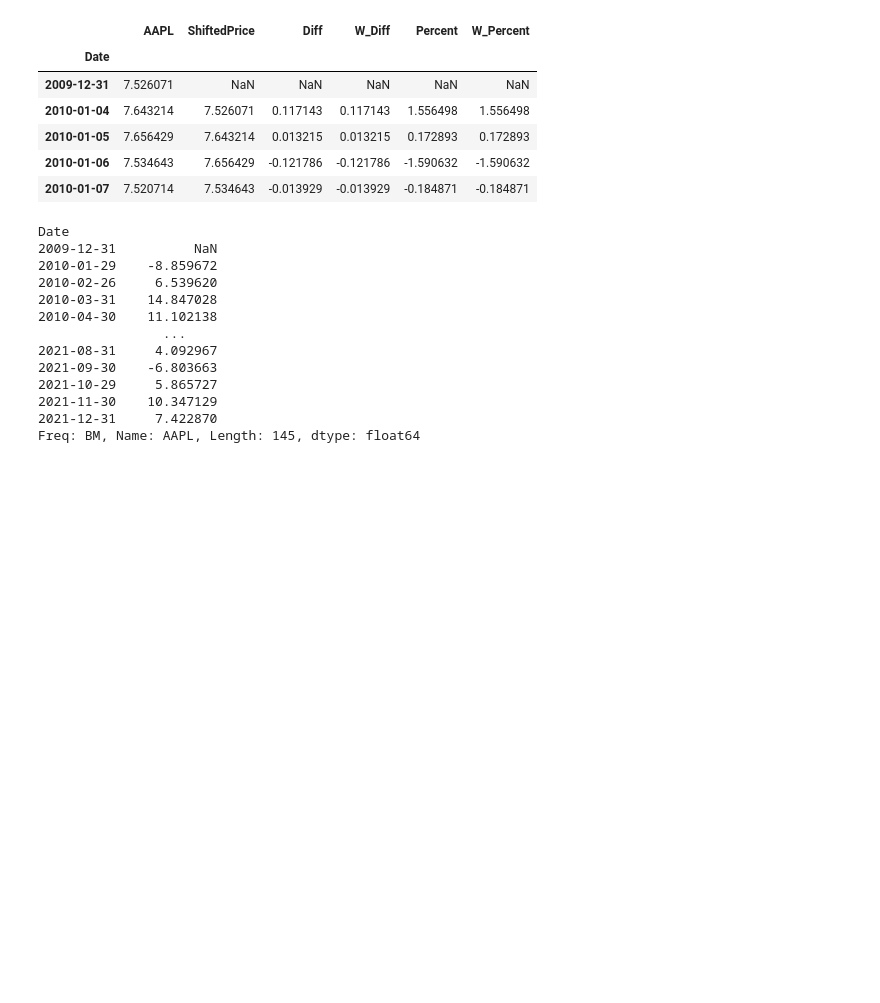
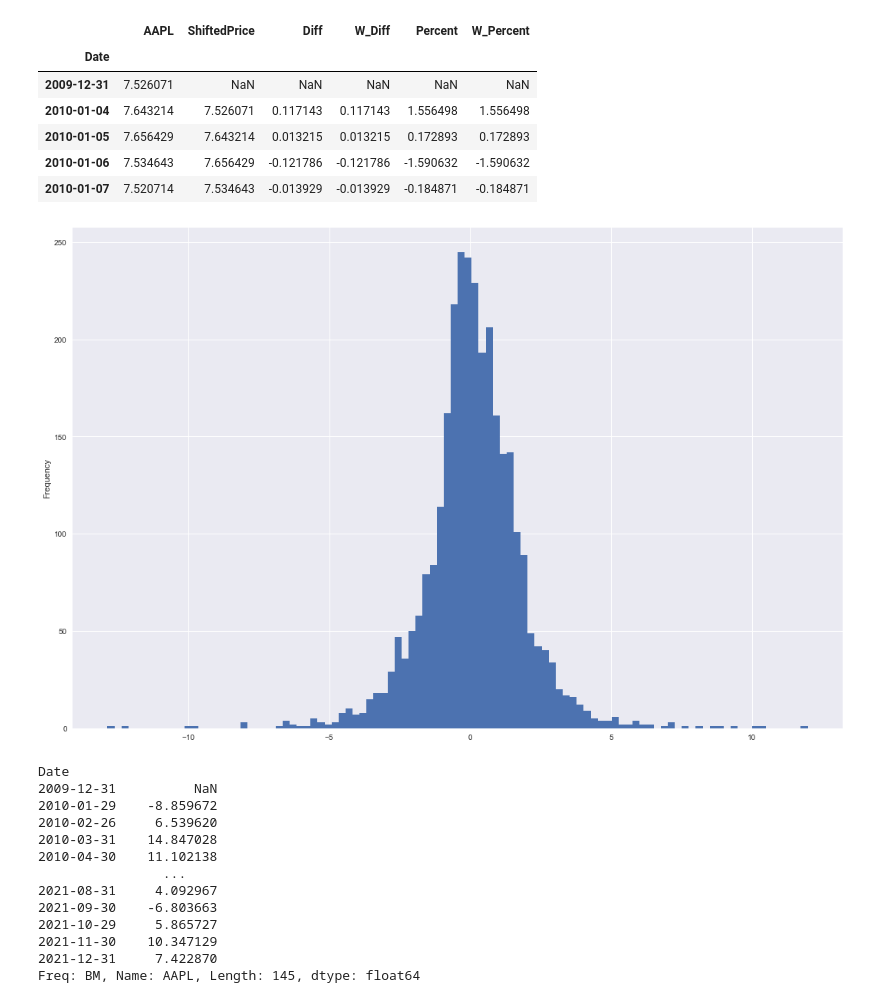
Before and after one commit to amarendra-singh/FinancePython, a Jupyter notebook: yFinance.ipynb, the cells around one changed output. Drawn from its saved outputs; the diff is of its cells as text; code cells hidden in the pictures; blank space fills up the shorter version.

```diff
--- a/yFinance.ipynb
+++ b/yFinance.ipynb
@@ -188,6 +189,11 @@ aapl.head()
 | 2010-01-05 | 7.656429 | 7.643214 | 0.013215 | 0.013215 | 0.172893 | 0.172893 |
 | 2010-01-06 | 7.534643 | 7.656429 | -0.121786 | -0.121786 | -1.590632 | -1.590632 |
 | 2010-01-07 | 7.520714 | 7.534643 | -0.013929 | -0.013929 | -0.184871 | -0.184871 |
+# %%
+aapl.W_Percent.plot(kind = "hist", figsize = (18,12), bins = 100)
+plt.show()
+# %% [output]
+[figure, added]
 # %%
 aapl['AAPL'].resample("BM").last().pct_change(periods= 1).mul(100) # Monthly Movement of ticker in percent
 # %% [output]
```
Also changed, not shown: parts of 18 cells of this notebook, 1 other file.
